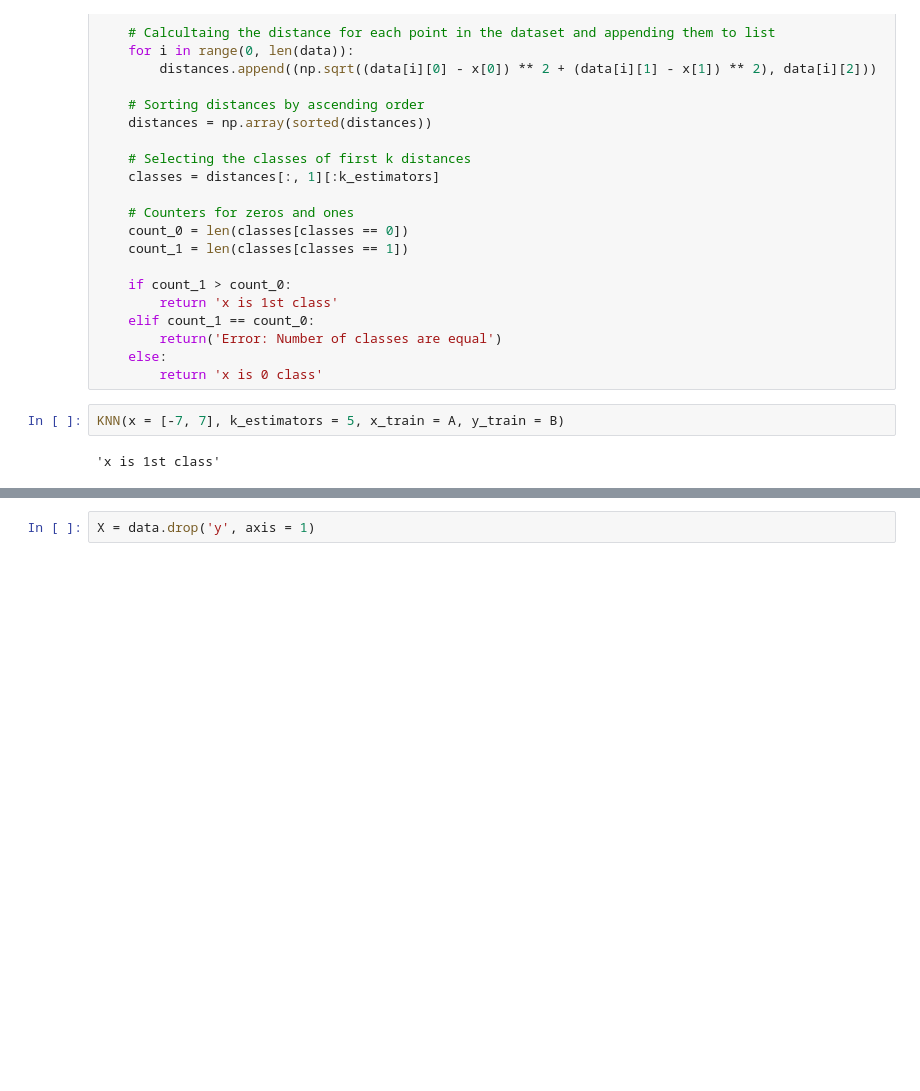
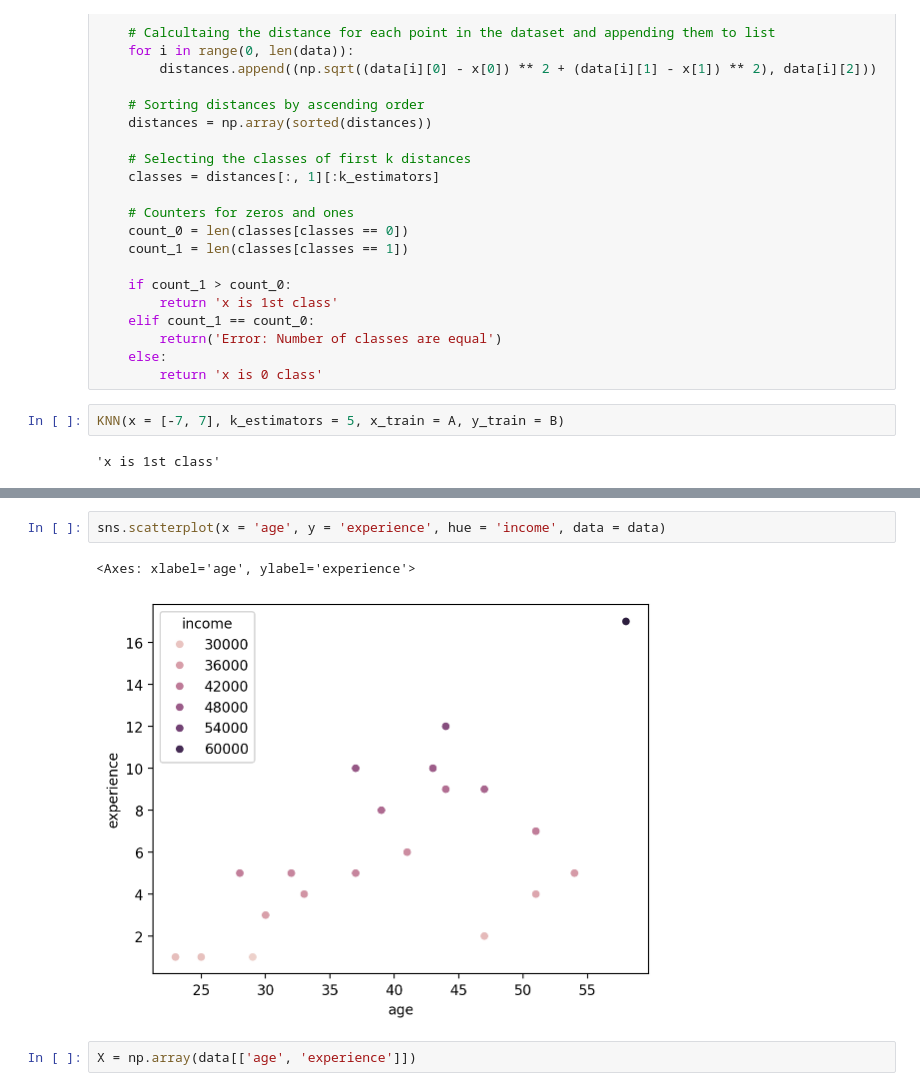
Before and after one commit to konansul/ml-projects, a Jupyter notebook: 03 – k-Nearest Neighbors (kNN)/3.1 – Building kNN From Scratch.ipynb, the cells around one changed output, grey strips where cells are left out. Cells and saved outputs as stored; diff of their text form; blank space fills up the shorter version.

```diff
--- a/03 – k-Nearest Neighbors (kNN)/3.1 – Building kNN From Scratch.ipynb
+++ b/03 – k-Nearest Neighbors (kNN)/3.1 – Building kNN From Scratch.ipynb
@@ -65,2 +142,7 @@ data
-# %%
-X = data.drop('y', axis = 1)
+# %%
+sns.scatterplot(x = 'age', y = 'experience', hue = 'income', data = data)
+# %% [output]
+<Axes: xlabel='age', ylabel='experience'>
+[figure, added]
+# %%
+X = np.array(data[['age', 'experience']])
```
Also changed, not shown: parts of 49 cells of this notebook.
